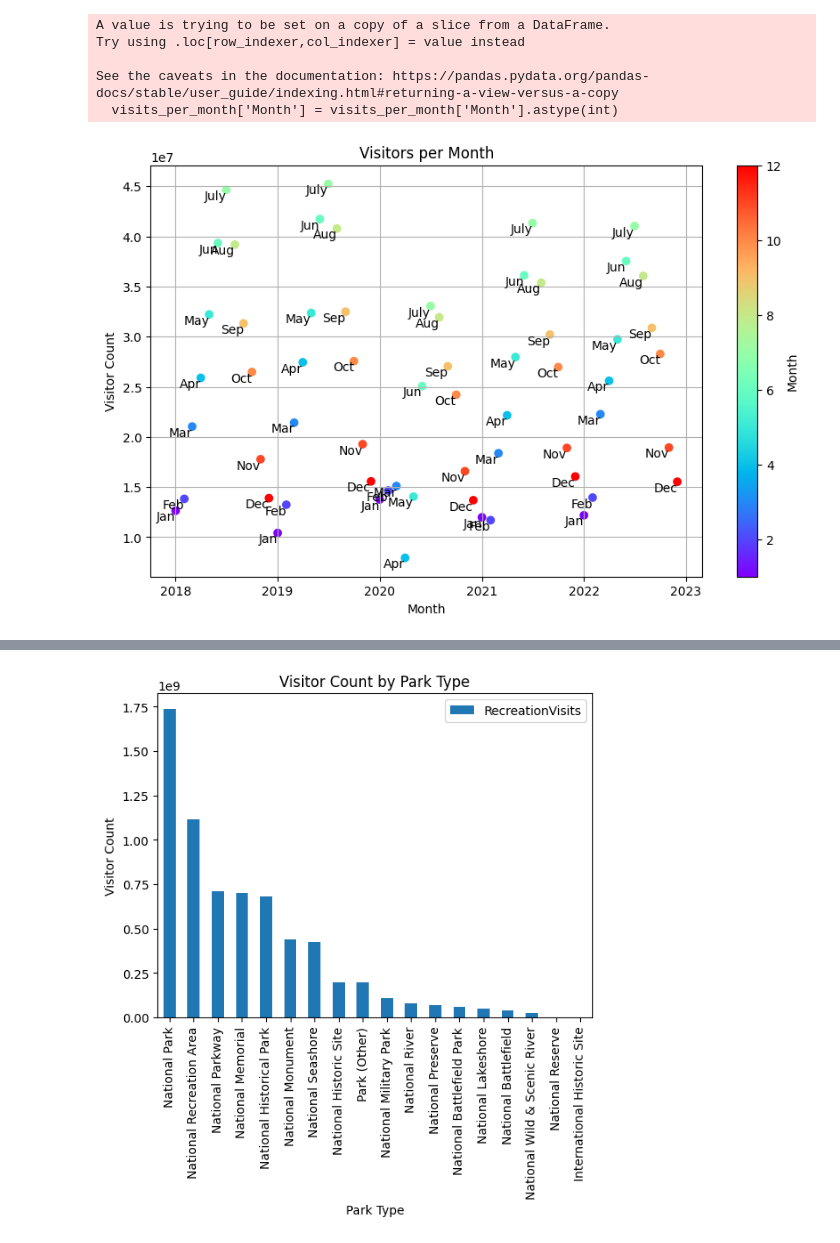
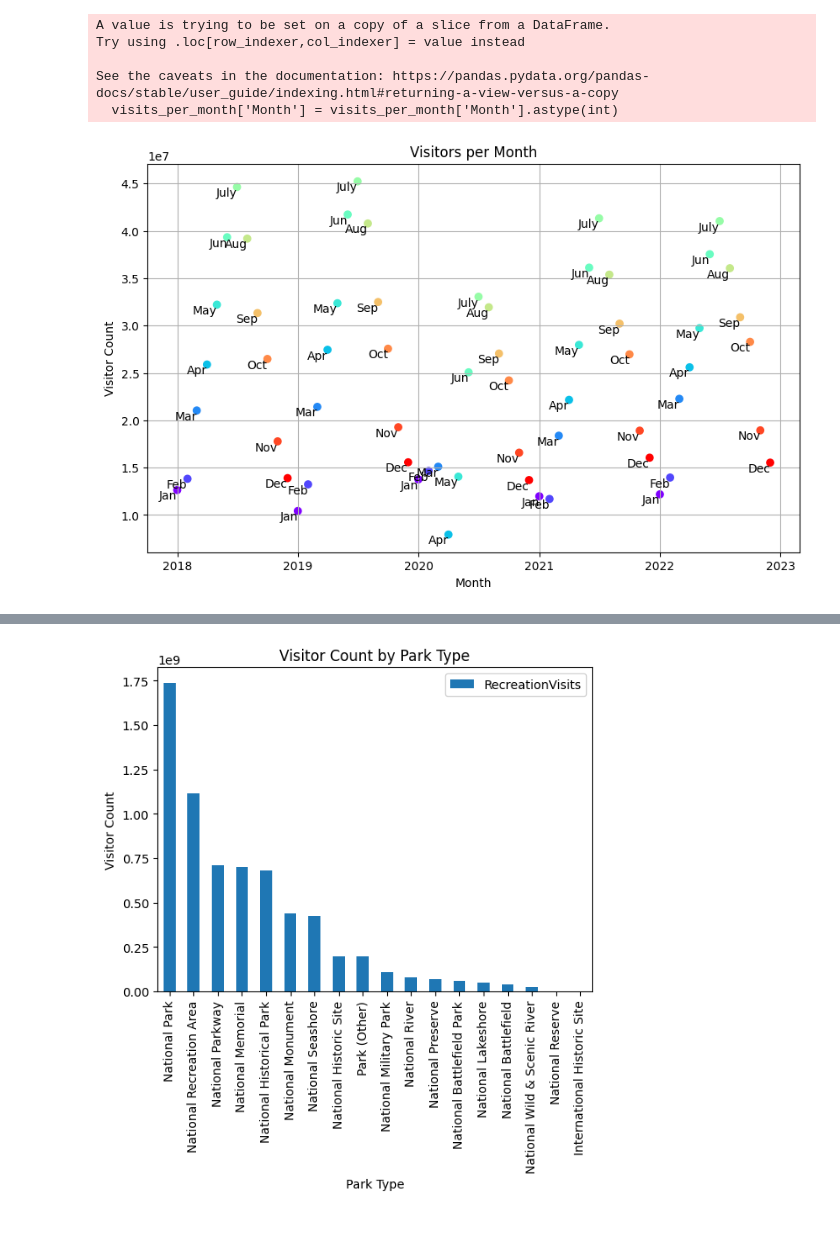
Before and after one commit to michaelzwartz/National-Parks-and-COVID, a Jupyter notebook: Data_visualization.ipynb, the cells around one changed output, grey strips where cells are left out. Saved outputs shown, nothing was run; the diff lists cells and outputs as text; code cells hidden in the pictures.

```diff
--- a/Data_visualization.ipynb
+++ b/Data_visualization.ipynb
@@ -84,18 +58,21 @@ Try using .loc[row_indexer,col_indexer] = value instead
 See the caveats in the documentation: https://pandas.pydata.org/pandas-docs/stable/user_guide/indexing.html#returning-a-view-versus-a-copy
   visits_per_month['Month'] = visits_per_month['Month'].astype(int)
 # %%
+#create plot showing monthly visitors from 2018-2022
 plt.figure(figsize=(10, 6))
 plt.scatter(visits_per_month['Date'], visits_per_month['RecreationVisits'], c = visits_per_month['Month'], cmap = 'rainbow')
-plt.colorbar(label='Month')
+
+#add labels on chart
 plt.title('Visitors per Month')
 plt.xlabel('Month')
 plt.ylabel('Visitor Count')
 plt.grid(True)
 
+#add labels to each point
 Month = ['', 'Jan', 'Feb', 'Mar', 'Apr', 'May', 'Jun', 'July', 'Aug', 'Sep', 'Oct', 'Nov', 'Dec']
 for i, row in visits_per_month.iterrows():
     plt.text(row['Date'], row['RecreationVisits'], str(Month[row['Month']]), ha='right', va='top')
 
 plt.show()
 # %% [output]
-[figure, old version]
+[figure, new version]
```
Also changed, not shown: parts of 13 cells of this notebook, 3 other files.
